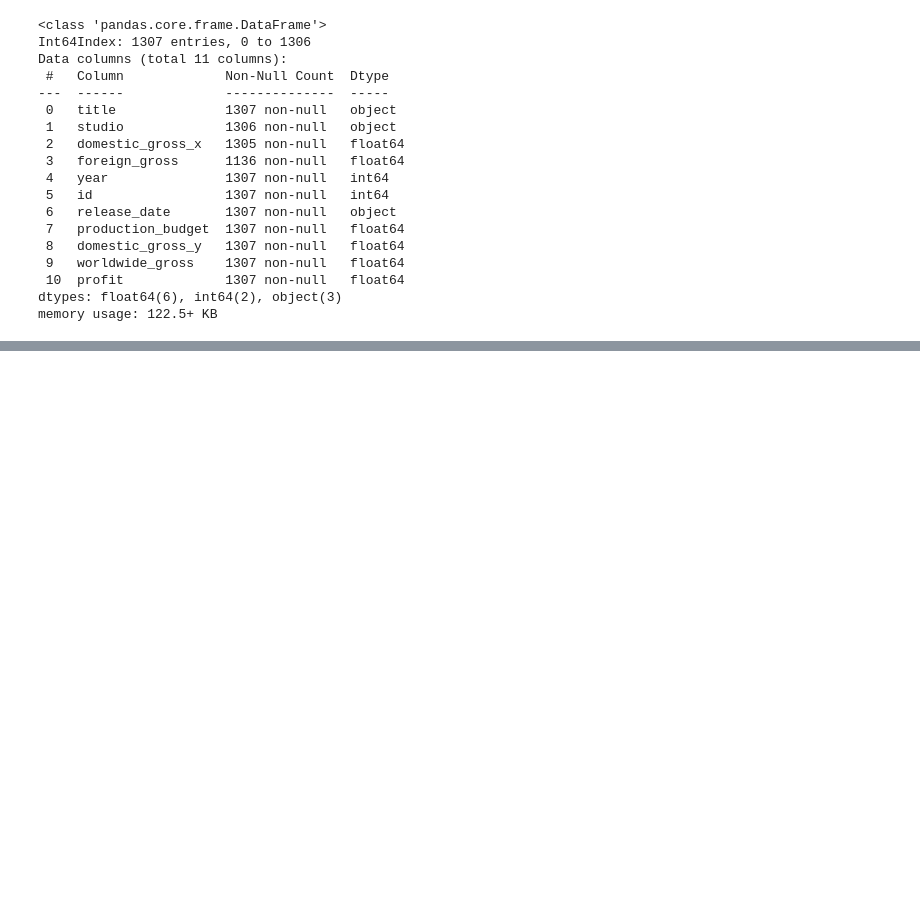
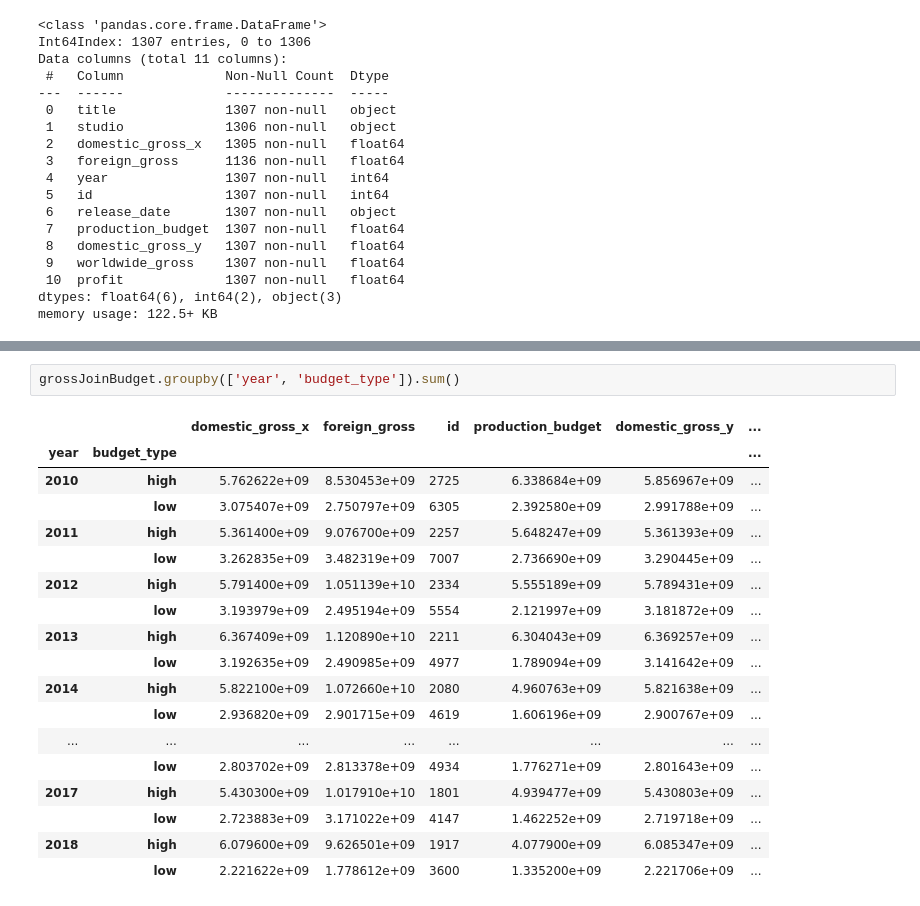
Before and after one commit to cLineman/CapStoneProject, a Jupyter notebook: ColtonLineman.ipynb, the cells around one changed output, grey strips where cells are left out. Cells and saved outputs as stored; diff of their text form; blank space fills up the shorter version.

```diff
--- a/ColtonLineman.ipynb
+++ b/ColtonLineman.ipynb
@@ -1171,0 +1068,21 @@ for value in range(8):
+# %%
+grossJoinBudget.groupby(['year', 'budget_type']).sum()
+# %% [output]
+|  |  | domestic_gross_x | foreign_gross | id | production_budget | domestic_gross_y | ... |
+| year | budget_type |  |  |  |  |  | ... |
+| 2010 | high | 5.762622e+09 | 8.530453e+09 | 2725 | 6.338684e+09 | 5.856967e+09 | ... |
+|  | low | 3.075407e+09 | 2.750797e+09 | 6305 | 2.392580e+09 | 2.991788e+09 | ... |
+| 2011 | high | 5.361400e+09 | 9.076700e+09 | 2257 | 5.648247e+09 | 5.361393e+09 | ... |
+|  | low | 3.262835e+09 | 3.482319e+09 | 7007 | 2.736690e+09 | 3.290445e+09 | ... |
+| 2012 | high | 5.791400e+09 | 1.051139e+10 | 2334 | 5.555189e+09 | 5.789431e+09 | ... |
+|  | low | 3.193979e+09 | 2.495194e+09 | 5554 | 2.121997e+09 | 3.181872e+09 | ... |
+| 2013 | high | 6.367409e+09 | 1.120890e+10 | 2211 | 6.304043e+09 | 6.369257e+09 | ... |
+|  | low | 3.192635e+09 | 2.490985e+09 | 4977 | 1.789094e+09 | 3.141642e+09 | ... |
+| 2014 | high | 5.822100e+09 | 1.072660e+10 | 2080 | 4.960763e+09 | 5.821638e+09 | ... |
+|  | low | 2.936820e+09 | 2.901715e+09 | 4619 | 1.606196e+09 | 2.900767e+09 | ... |
+| ... | ... | ... | ... | ... | ... | ... | ... |
+|  | low | 2.803702e+09 | 2.813378e+09 | 4934 | 1.776271e+09 | 2.801643e+09 | ... |
+| 2017 | high | 5.430300e+09 | 1.017910e+10 | 1801 | 4.939477e+09 | 5.430803e+09 | ... |
+|  | low | 2.723883e+09 | 3.171022e+09 | 4147 | 1.462252e+09 | 2.719718e+09 | ... |
+| 2018 | high | 6.079600e+09 | 9.626501e+09 | 1917 | 4.077900e+09 | 6.085347e+09 | ... |
+|  | low | 2.221622e+09 | 1.778612e+09 | 3600 | 1.335200e+09 | 2.221706e+09 | ... |
```
Also changed, not shown: parts of 21 cells of this notebook.
